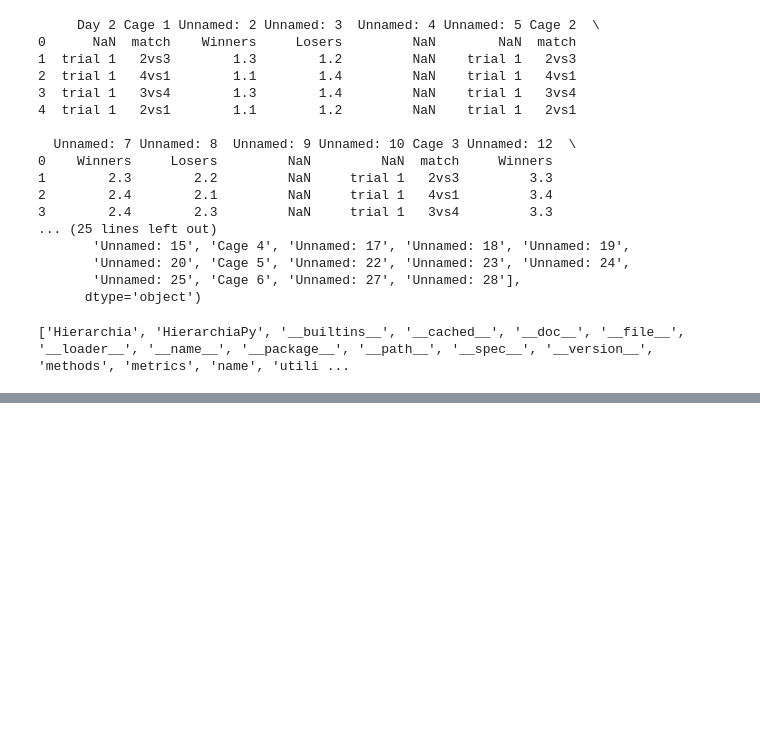
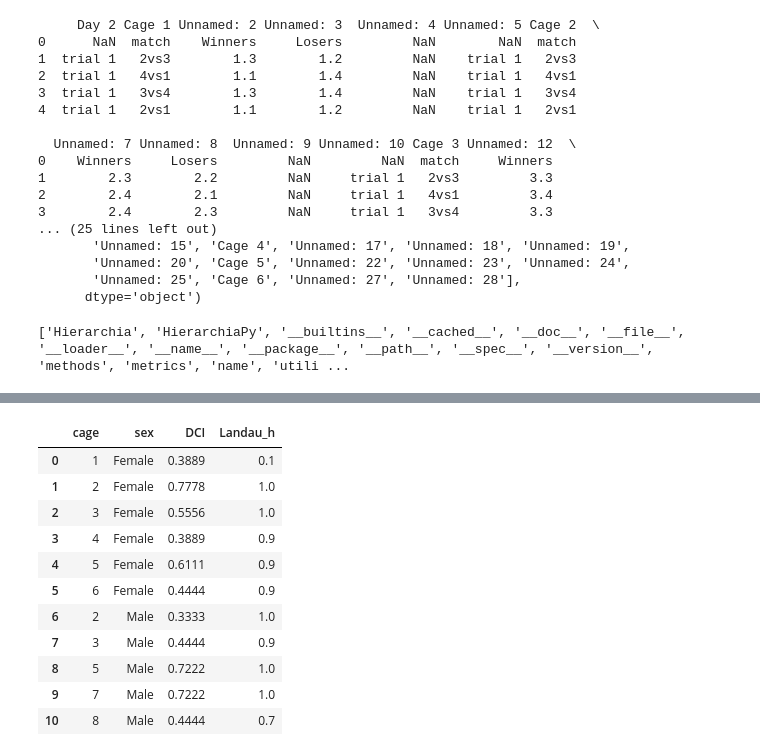
Before and after one commit to padillacoreanolab/respiratory_pilot, a Jupyter notebook: notebooks/sequioa_notebooks/Eli_Food_competition_DCI_analysis/food_competition_DCI.ipynb, the cells around one changed output, grey strips where cells are left out. Saved outputs shown, nothing was run; the diff lists cells and outputs as text; code cells hidden in the pictures; blank space fills up the shorter version.

```diff
--- a/notebooks/sequioa_notebooks/Eli_Food_competition_DCI_analysis/food_competition_DCI.ipynb
+++ b/notebooks/sequioa_notebooks/Eli_Food_competition_DCI_analysis/food_competition_DCI.ipynb
@@ -279,0 +186,67 @@ for cage_num in female_cols.keys():
+# %%
+# ============================================================
+# Calculate hierarchy metrics for all cages
+# ============================================================
+
+results = []
+
+for sex, info in datasets.items():
+
+    d1 = pd.read_excel(file, sheet_name=info["d1_sheet"])
+    d2 = pd.read_excel(file, sheet_name=info["d2_sheet"])
+
+    for cage_num, (wcol, lcol) in info["cols"].items():
+
+        cage_d1 = get_cage_data(
+            d1,
+            wcol,
+            lcol,
+            start_row=1
+        )
+
+        cage_d2 = get_cage_data(
+            d2,
+            wcol,
+            lcol,
+            start_row=info["d2_start_row"]
+        )
+
+        combined = pd.concat(
+            [cage_d1, cage_d2],
+            ignore_index=True
+        )
+
+        # Remove impossible self-interactions
+        combined = combined[
+            combined["winner"] != combined["loser"]
+        ]
+
+        hier = Hierarchia(
+            combined,
+            "winner",
+            "loser"
+        )
+
+        results.append({
+            "cage": cage_num,
+            "sex": sex,
+            "DCI": hier.dci(),
+            "Landau_h": hier.landau_h()["Improved_Landau_h"]
+        })
+
+results = pd.DataFrame(results)
+
+results
+# %% [output]
+|  | cage | sex | DCI | Landau_h |
+| 0 | 1 | Female | 0.3889 | 0.1 |
+| 1 | 2 | Female | 0.7778 | 1.0 |
+| 2 | 3 | Female | 0.5556 | 1.0 |
+| 3 | 4 | Female | 0.3889 | 0.9 |
+| 4 | 5 | Female | 0.6111 | 0.9 |
+| 5 | 6 | Female | 0.4444 | 0.9 |
+| 6 | 2 | Male | 0.3333 | 1.0 |
+| 7 | 3 | Male | 0.4444 | 0.9 |
+| 8 | 5 | Male | 0.7222 | 1.0 |
+| 9 | 7 | Male | 0.7222 | 1.0 |
+| 10 | 8 | Male | 0.4444 | 0.7 |
```
Also changed, not shown: parts of 40 cells of this notebook.
